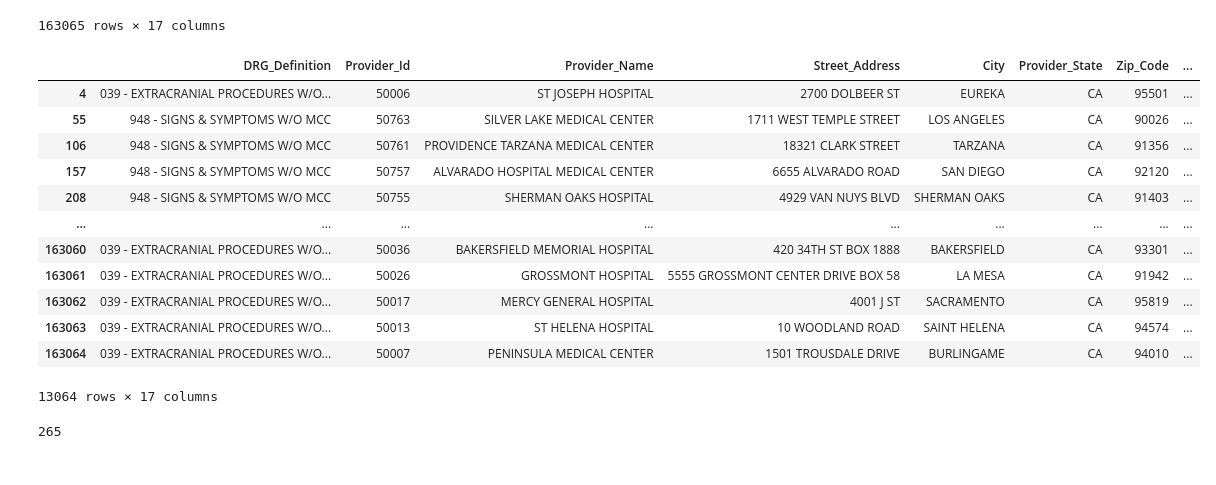
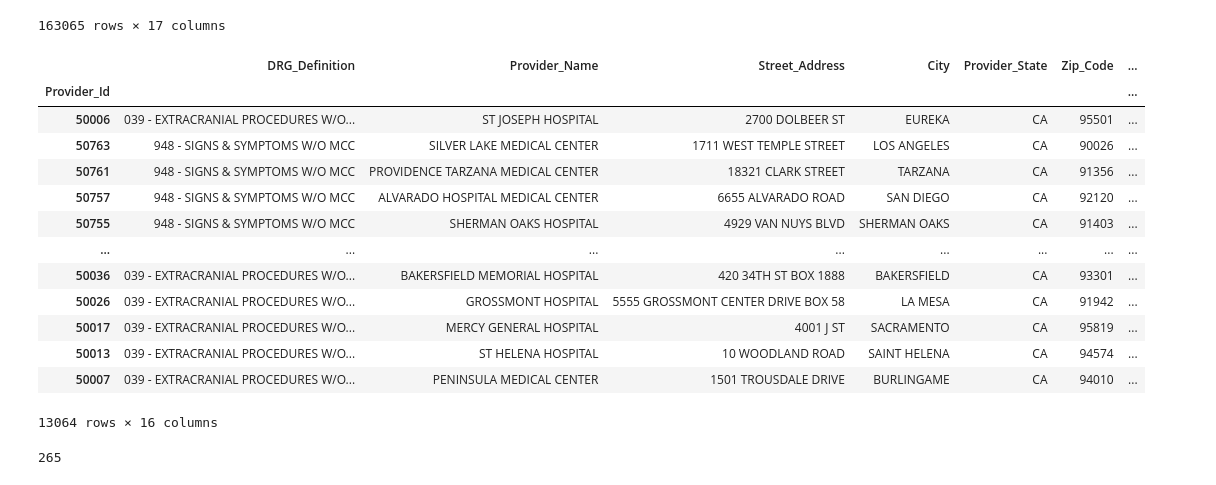
Before and after one commit to zsvorenova/ETL-project, a Jupyter notebook: Starter_Gianni.ipynb, the cells around one changed output. Drawn from its saved outputs; the diff is of its cells as text; code cells hidden in the pictures.

```diff
--- a/Starter_Gianni.ipynb
+++ b/Starter_Gianni.ipynb
@@ -112,21 +112,22 @@ healthcare_census1
 163065 rows × 17 columns
 # %%
 healthcare_census1 = healthcare_census1.loc[healthcare_census1["State"] == "CA", :]
-healthcare_census1
+healthcare_census1.set_index("Provider_Id", inplace=False)
 # %% [output]
-|  | DRG_Definition | Provider_Id | Provider_Name | Street_Address | City | Provider_State | Zip_Code | ... |
-| 4 | 039 - EXTRACRANIAL PROCEDURES W/O... | 50006 | ST JOSEPH HOSPITAL | 2700 DOLBEER ST | EUREKA | CA | 95501 | ... |
-| 55 | 948 - SIGNS & SYMPTOMS W/O MCC | 50763 | SILVER LAKE MEDICAL CENTER | 1711 WEST TEMPLE STREET | LOS ANGELES | CA | 90026 | ... |
-| 106 | 948 - SIGNS & SYMPTOMS W/O MCC | 50761 | PROVIDENCE TARZANA MEDICAL CENTER | 18321 CLARK STREET | TARZANA | CA | 91356 | ... |
-| 157 | 948 - SIGNS & SYMPTOMS W/O MCC | 50757 | ALVARADO HOSPITAL MEDICAL CENTER | 6655 ALVARADO ROAD | SAN DIEGO | CA | 92120 | ... |
-| 208 | 948 - SIGNS & SYMPTOMS W/O MCC | 50755 | SHERMAN OAKS HOSPITAL | 4929 VAN NUYS BLVD | SHERMAN OAKS | CA | 91403 | ... |
-| ... | ... | ... | ... | ... | ... | ... | ... | ... |
-| 163060 | 039 - EXTRACRANIAL PROCEDURES W/O... | 50036 | BAKERSFIELD MEMORIAL HOSPITAL | 420 34TH ST BOX 1888 | BAKERSFIELD | CA | 93301 | ... |
-| 163061 | 039 - EXTRACRANIAL PROCEDURES W/O... | 50026 | GROSSMONT HOSPITAL | 5555 GROSSMONT CENTER DRIVE BOX 58 | LA MESA | CA | 91942 | ... |
-| 163062 | 039 - EXTRACRANIAL PROCEDURES W/O... | 50017 | MERCY GENERAL HOSPITAL | 4001 J ST | SACRAMENTO | CA | 95819 | ... |
-| 163063 | 039 - EXTRACRANIAL PROCEDURES W/O... | 50013 | ST HELENA HOSPITAL | 10 WOODLAND ROAD | SAINT HELENA | CA | 94574 | ... |
-| 163064 | 039 - EXTRACRANIAL PROCEDURES W/O... | 50007 | PENINSULA MEDICAL CENTER | 1501 TROUSDALE DRIVE | BURLINGAME | CA | 94010 | ... |
+|  | DRG_Definition | Provider_Name | Street_Address | City | Provider_State | Zip_Code | ... |
+| Provider_Id |  |  |  |  |  |  | ... |
+| 50006 | 039 - EXTRACRANIAL PROCEDURES W/O... | ST JOSEPH HOSPITAL | 2700 DOLBEER ST | EUREKA | CA | 95501 | ... |
+| 50763 | 948 - SIGNS & SYMPTOMS W/O MCC | SILVER LAKE MEDICAL CENTER | 1711 WEST TEMPLE STREET | LOS ANGELES | CA | 90026 | ... |
+| 50761 | 948 - SIGNS & SYMPTOMS W/O MCC | PROVIDENCE TARZANA MEDICAL CENTER | 18321 CLARK STREET | TARZANA | CA | 91356 | ... |
+| 50757 | 948 - SIGNS & SYMPTOMS W/O MCC | ALVARADO HOSPITAL MEDICAL CENTER | 6655 ALVARADO ROAD | SAN DIEGO | CA | 92120 | ... |
+| 50755 | 948 - SIGNS & SYMPTOMS W/O MCC | SHERMAN OAKS HOSPITAL | 4929 VAN NUYS BLVD | SHERMAN OAKS | CA | 91403 | ... |
+| ... | ... | ... | ... | ... | ... | ... | ... |
+| 50036 | 039 - EXTRACRANIAL PROCEDURES W/O... | BAKERSFIELD MEMORIAL HOSPITAL | 420 34TH ST BOX 1888 | BAKERSFIELD | CA | 93301 | ... |
+| 50026 | 039 - EXTRACRANIAL PROCEDURES W/O... | GROSSMONT HOSPITAL | 5555 GROSSMONT CENTER DRIVE BOX 58 | LA MESA | CA | 91942 | ... |
+| 50017 | 039 - EXTRACRANIAL PROCEDURES W/O... | MERCY GENERAL HOSPITAL | 4001 J ST | SACRAMENTO | CA | 95819 | ... |
+| 50013 | 039 - EXTRACRANIAL PROCEDURES W/O... | ST HELENA HOSPITAL | 10 WOODLAND ROAD | SAINT HELENA | CA | 94574 | ... |
+| 50007 | 039 - EXTRACRANIAL PROCEDURES W/O... | PENINSULA MEDICAL CENTER | 1501 TROUSDALE DRIVE | BURLINGAME | CA | 94010 | ... |
-13064 rows × 17 columns
+13064 rows × 16 columns
 # %%
 #groupby provider name
 len(healthcare_census1['Zip_Code'].unique().tolist())
```
